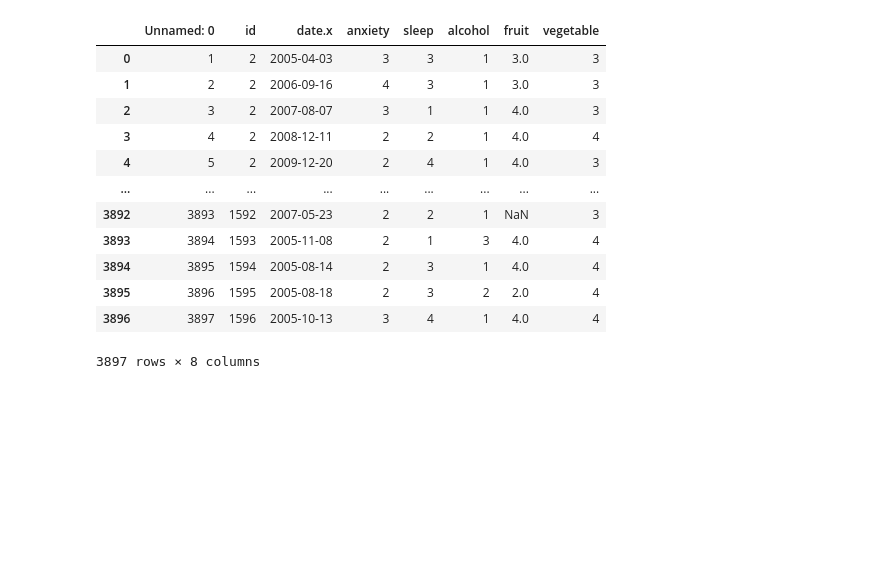
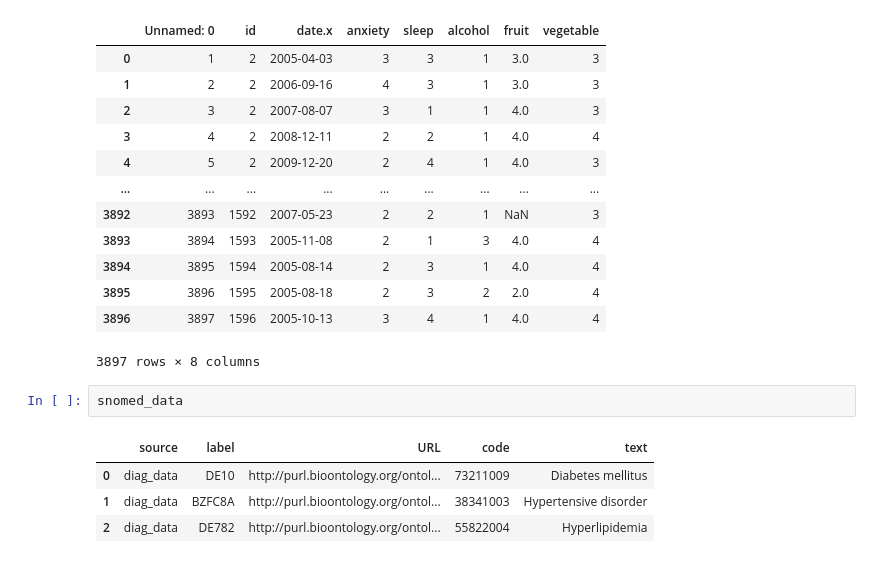
Before and after one commit to hds-sandbox/Dyn_Risk_Pred_Course, a Jupyter notebook: Code/exercise_solutions/Workshop_0_data_sources_asquisition.ipynb, the cells around one changed output. Cells and saved outputs as stored; diff of their text form; blank space fills up the shorter version.

```diff
--- a/Code/exercise_solutions/Workshop_0_data_sources_asquisition.ipynb
+++ b/Code/exercise_solutions/Workshop_0_data_sources_asquisition.ipynb
@@ -75,3 +261,10 @@ quest_data
 | 3895 | 3896 | 1595 | 2005-08-18 | 2 | 3 | 2 | 2.0 | 4 |
 | 3896 | 3897 | 1596 | 2005-10-13 | 3 | 4 | 1 | 4.0 | 4 |
 3897 rows × 8 columns
+# %%
+snomed_data
+# %% [output]
+|  | source | label | URL | code | text |
+| 0 | diag_data | DE10 | http://purl.bioontology.org/ontol... | 73211009 | Diabetes mellitus |
+| 1 | diag_data | BZFC8A | http://purl.bioontology.org/ontol... | 38341003 | Hypertensive disorder |
+| 2 | diag_data | DE782 | http://purl.bioontology.org/ontol... | 55822004 | Hyperlipidemia |
```
Also changed, not shown: parts of 14 cells of this notebook, 3 other files.
